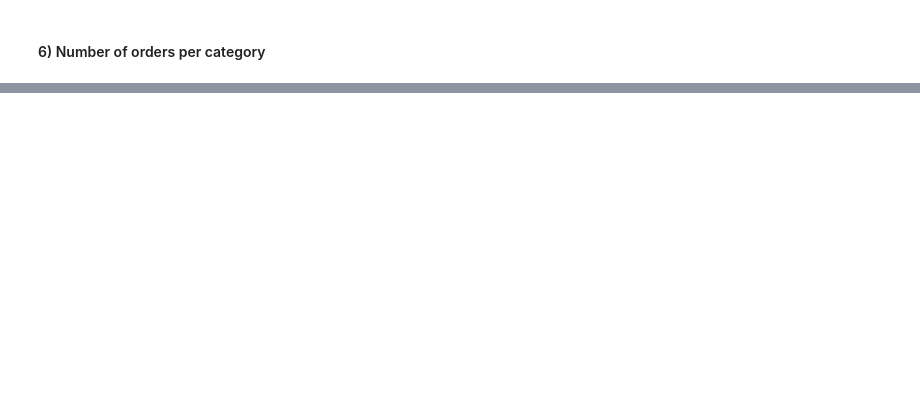
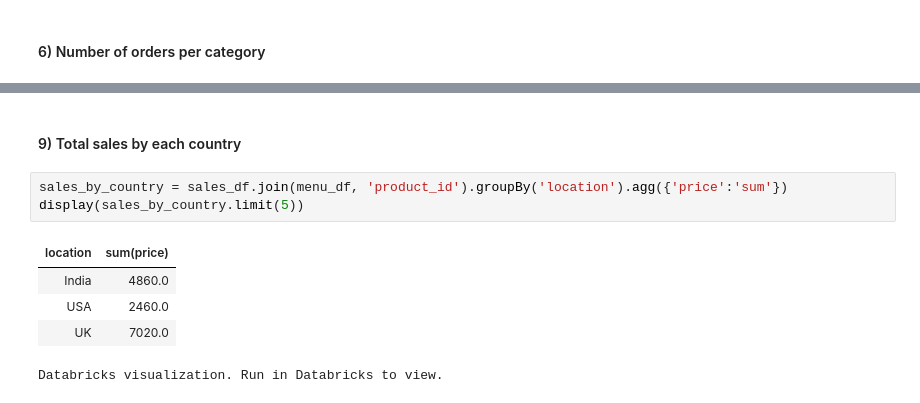
Before and after one commit to ketan-hedaoo/pyspark_kpi_development_and_visualization, a Jupyter notebook: pyspark sales analysis project.ipynb, the cells around one changed output, grey strips where cells are left out. Cells and saved outputs as stored; diff of their text form; blank space fills up the shorter version.

```diff
--- a/pyspark sales analysis project.ipynb
+++ b/pyspark sales analysis project.ipynb
@@ -119,0 +186,11 @@ Databricks visualization. Run in Databricks to view.
+# %% [markdown]
+#### 9) Total sales by each country
+# %%
+sales_by_country = sales_df.join(menu_df, 'product_id').groupBy('location').agg({'price':'sum'})
+display(sales_by_country.limit(5))
+# %% [output]
+| location | sum(price) |
+| India | 4860.0 |
+| USA | 2460.0 |
+| UK | 7020.0 |
+Databricks visualization. Run in Databricks to view.
```
Also changed, not shown: parts of 10 cells of this notebook.
